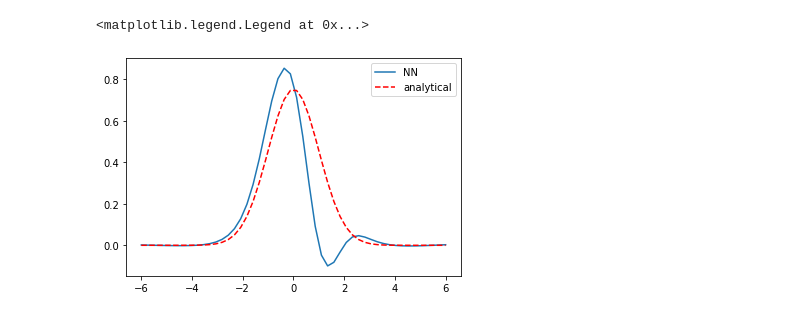
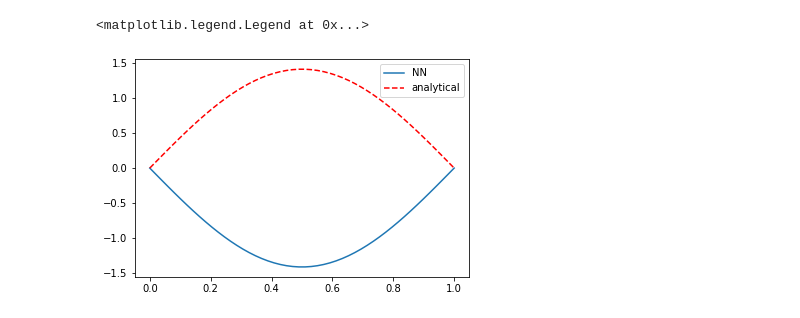
Before and after one commit to anuwu/Particle-in-a-Box, a Jupyter notebook: kitchin.ipynb, the cells around one changed output. Cells and saved outputs as stored; diff of their text form; code cells hidden in the pictures.

```diff
--- a/kitchin.ipynb
+++ b/kitchin.ipynb
@@ -4,8 +4,8 @@ from autograd import grad, elementwise_grad
 import autograd.numpy.random as npr
 from autograd.misc.optimizers import adam
 # %%
-x0 = 1
-x1 = 2
+x0 = 0
+x1 = 1
 
 def init_random_params(scale, layer_sizes, rs=npr.RandomState(42)):
     return [(rs.randn(insize, outsize) * scale,   # weight matrix
@@ -29,25 +29,44 @@ dpsi = elementwise_grad(psi, 1) # dpsi/dx
 ddpsi = elementwise_grad(dpsi, 1) # d^2psi/dx^2
 # %%
 nnparams = init_random_params(0.1, layer_sizes=[1, 32, 1])
-params = {'nn': nnparams, 'E': 0.4}
+params = {'nn': nnparams, 'E': 5.0}
 
 x = np.linspace(0, 1, 200)[:, None]
 
 def objective(params, step):
     nnparams = params['nn']
     E = params['E']
+
+    wave = psi(nnparams,x)
+    zeq = -0.5 * ddpsi(nnparams, x)  - E*wave
+    y2 = wave**2
+
+    # This is a numerical trapezoid integration
+    prob = np.sum((y2[1:] + y2[0:-1]) / 2 * (x[1:] - x[0:-1]))
+
+    return np.mean(zeq**2) + (1.0 - prob)**2
+
+def objectiveDebug (params, step) :
+    nnparams = params['nn']
+    E = params['E']
     # This is Schrodinger's eqn
-    zeq = -0.5 * psipp(nnparams, x)  - E*psi(nnparams, x)
+    zeq = -0.5 * ddpsi(nnparams, x)  - E*psi(nnparams, x)
     y2 = psi(nnparams, x)**2
     # This is a numerical trapezoid integration
     prob = np.sum((y2[1:] + y2[0:-1]) / 2 * (x[1:] - x[0:-1]))
-    return np.mean(zeq**2) + (1.0 - prob)**2
+    mean = np.mean(zeq**2)
+
+    print ("Iteration " + str(step) + " diffeq = " + str(mean) + " prob = " + str(prob))
+    print ("loss = " + str(mean + (1-prob)**2) + " E = " + str(params['E']))
+    print ("---------------------------------")
+
 
 # This gives us feedback from the optimizer
 def callback(params, step, g):
-    if step % 1000 == 0:
-        print("Iteration {0:3d} objective {1}".format(step,
-                                                      objective(params, step)))
+    if step % 100 == 0:
+        #print("Iteration {0:3d} objective {1}".format(step,
+                                                      #objective(params, step))
+        objectiveDebug (params, step)
 # %%
 params = adam(grad(objective), params,
               step_size=0.001, num_iters=5001, callback=callback)
@@ -64,13 +93,13 @@ Iteration 5000 objective 3.6300855722891745e-06
 # %%
 %matplotlib inline
 import matplotlib.pyplot as plt
 
-x = np.linspace(-6, 6)[:, None]
+x = np.linspace(0, 1)[:, None]
 y = psi(params['nn'], x)
 
 plt.plot(x, y, label='NN')
-plt.plot(x, (1/np.pi)**0.25 * np.exp(-x**2 / 2), 'r--', label='analytical')
+plt.plot(x, np.sqrt(2) * np.sin(np.pi * x), 'r--', label='analytical')
 plt.legend()
 # %% [output]
 <matplotlib.legend.Legend at 0x...>
-[figure, old version]
+[figure, new version]
```
Also changed, not shown: parts of 1 cell of this notebook, 1 other file.
